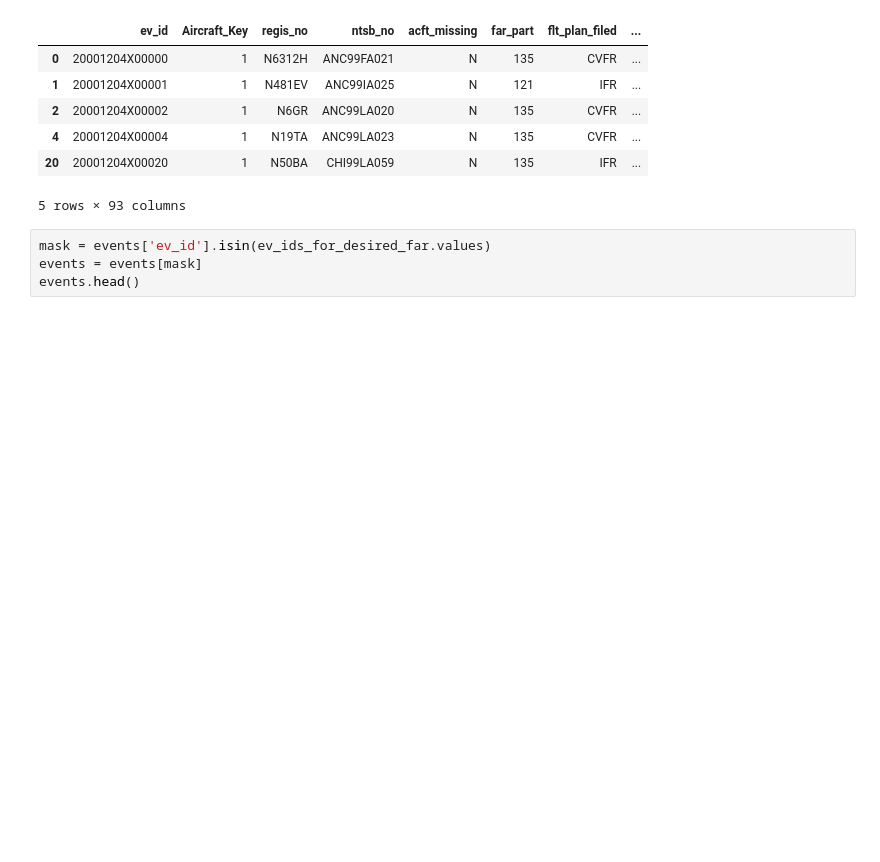
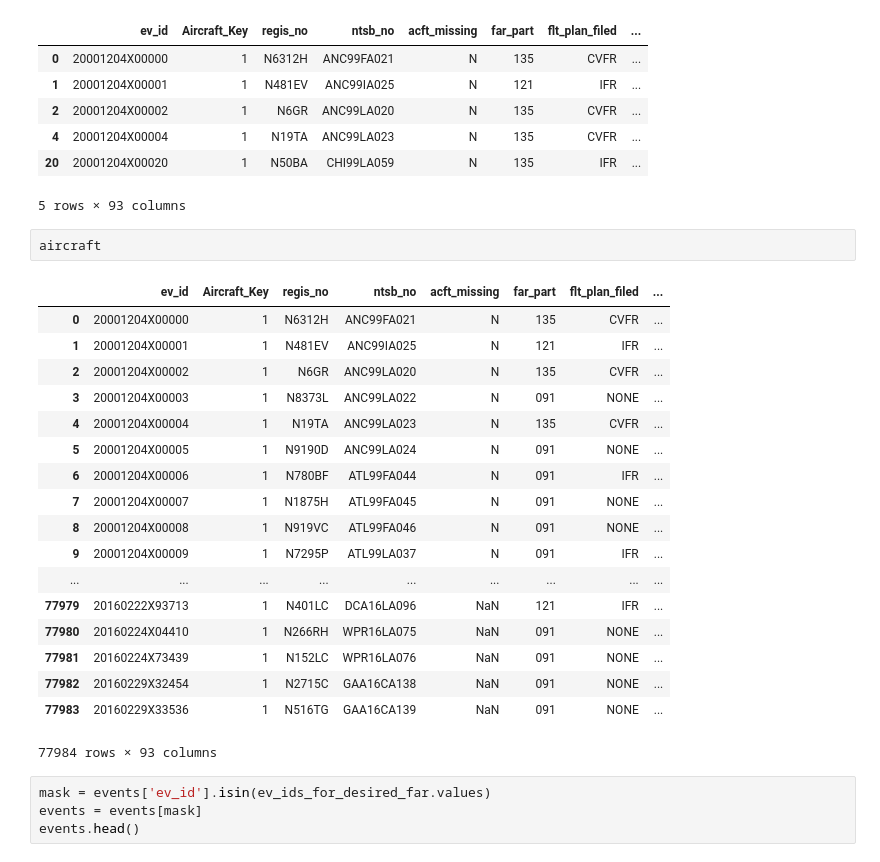
Before and after one commit to AeroPython/remove-before-flight, a Jupyter notebook: talk.ipynb, the cells around one changed output. Drawn from its saved outputs; the diff is of its cells as text; blank space fills up the shorter version.

```diff
--- a/talk.ipynb
+++ b/talk.ipynb
@@ -217,6 +230,27 @@ aircraft.head()
 | 4 | 20001204X00004 | 1 | N19TA | ANC99LA023 | N | 135 | CVFR | ... |
 | 20 | 20001204X00020 | 1 | N50BA | CHI99LA059 | N | 135 | IFR | ... |
 5 rows × 93 columns
+# %%
+aircraft
+# %% [output]
+|  | ev_id | Aircraft_Key | regis_no | ntsb_no | acft_missing | far_part | flt_plan_filed | ... |
+| 0 | 20001204X00000 | 1 | N6312H | ANC99FA021 | N | 135 | CVFR | ... |
+| 1 | 20001204X00001 | 1 | N481EV | ANC99IA025 | N | 121 | IFR | ... |
+| 2 | 20001204X00002 | 1 | N6GR | ANC99LA020 | N | 135 | CVFR | ... |
+| 3 | 20001204X00003 | 1 | N8373L | ANC99LA022 | N | 091 | NONE | ... |
+| 4 | 20001204X00004 | 1 | N19TA | ANC99LA023 | N | 135 | CVFR | ... |
+| 5 | 20001204X00005 | 1 | N9190D | ANC99LA024 | N | 091 | NONE | ... |
+| 6 | 20001204X00006 | 1 | N780BF | ATL99FA044 | N | 091 | IFR | ... |
+| 7 | 20001204X00007 | 1 | N1875H | ATL99FA045 | N | 091 | NONE | ... |
+| 8 | 20001204X00008 | 1 | N919VC | ATL99FA046 | N | 091 | NONE | ... |
+| 9 | 20001204X00009 | 1 | N7295P | ATL99LA037 | N | 091 | IFR | ... |
+| ... | ... | ... | ... | ... | ... | ... | ... | ... |
+| 77979 | 20160222X93713 | 1 | N401LC | DCA16LA096 | NaN | 121 | IFR | ... |
+| 77980 | 20160224X04410 | 1 | N266RH | WPR16LA075 | NaN | 091 | NONE | ... |
+| 77981 | 20160224X73439 | 1 | N152LC | WPR16LA076 | NaN | 091 | NONE | ... |
+| 77982 | 20160229X32454 | 1 | N2715C | GAA16CA138 | NaN | 091 | NONE | ... |
+| 77983 | 20160229X33536 | 1 | N516TG | GAA16CA139 | NaN | 091 | NONE | ... |
+77984 rows × 93 columns
 # %%
 mask = events['ev_id'].isin(ev_ids_for_desired_far.values)
 events = events[mask]
```
Also changed, not shown: parts of 39 cells of this notebook.
